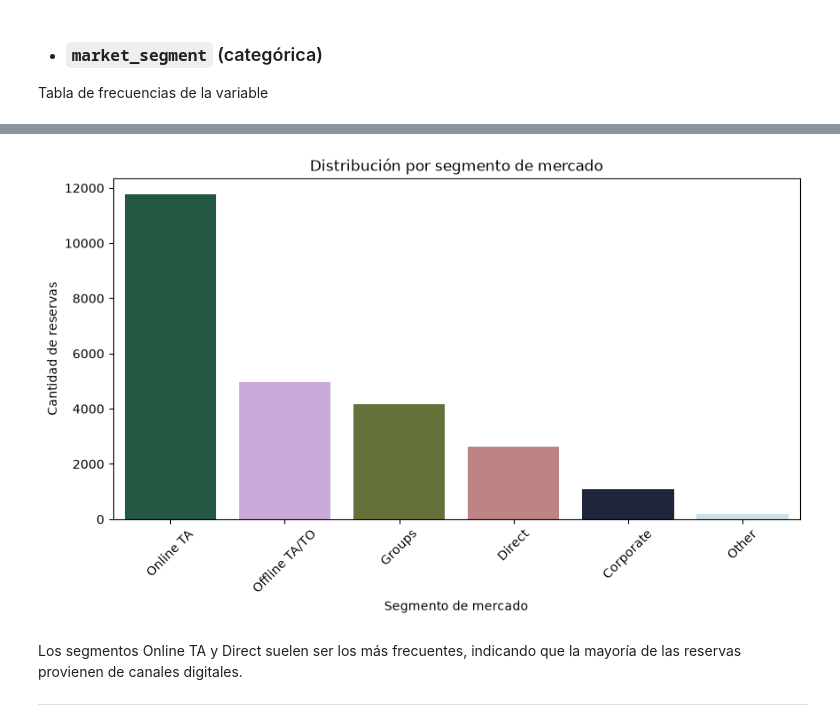
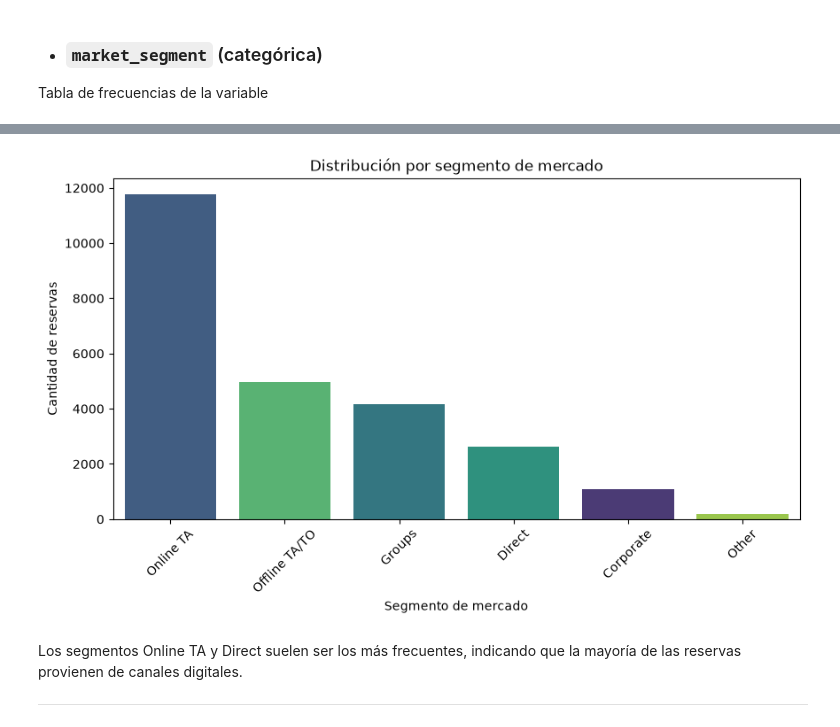
Before and after one commit to MatiasManuelCarro/UTN-TUPAD-Analisis_Datos_TPI, a Jupyter notebook: 10_TPI - SEmana 10 - Entrega 4/Matias Carro - Analisis de Datos - TPI - Semana 10 - Entrega 4 .ipynb, the cells around one changed output, grey strips where cells are left out. Cells and saved outputs as stored; diff of their text form; code cells hidden in the pictures.

```diff
--- a/10_TPI - SEmana 10 - Entrega 4/Matias Carro - Analisis de Datos - TPI - Semana 10 - Entrega 4 .ipynb
+++ b/10_TPI - SEmana 10 - Entrega 4/Matias Carro - Analisis de Datos - TPI - Semana 10 - Entrega 4 .ipynb
@@ -824,25 +812,25 @@ con.sql("""
 # %%
 plt.figure(figsize=(10,5))
 
 # Obtener orden de mayor a menos
 orden = df['market_segment'].value_counts().sort_values(ascending=False).index
 
 sns.countplot(
     data=df,
     x='market_segment',
     hue='market_segment',
-    palette='cubehelix',
+    palette='viridis',
     legend=False,
     order=orden
 )
 
 plt.xticks(rotation=45)
 plt.title('Distribución por segmento de mercado')
 plt.xlabel('Segmento de mercado')
 plt.ylabel('Cantidad de reservas')
 plt.show()
 # %% [output]
-[figure, old version]
+[figure, new version]
 # %% [markdown]
 Los segmentos Online TA y Direct suelen ser los más frecuentes, indicando que la mayoría de las reservas provienen de canales digitales.
 
```
Also changed, not shown: parts of 11 cells of this notebook, 1 other file.
